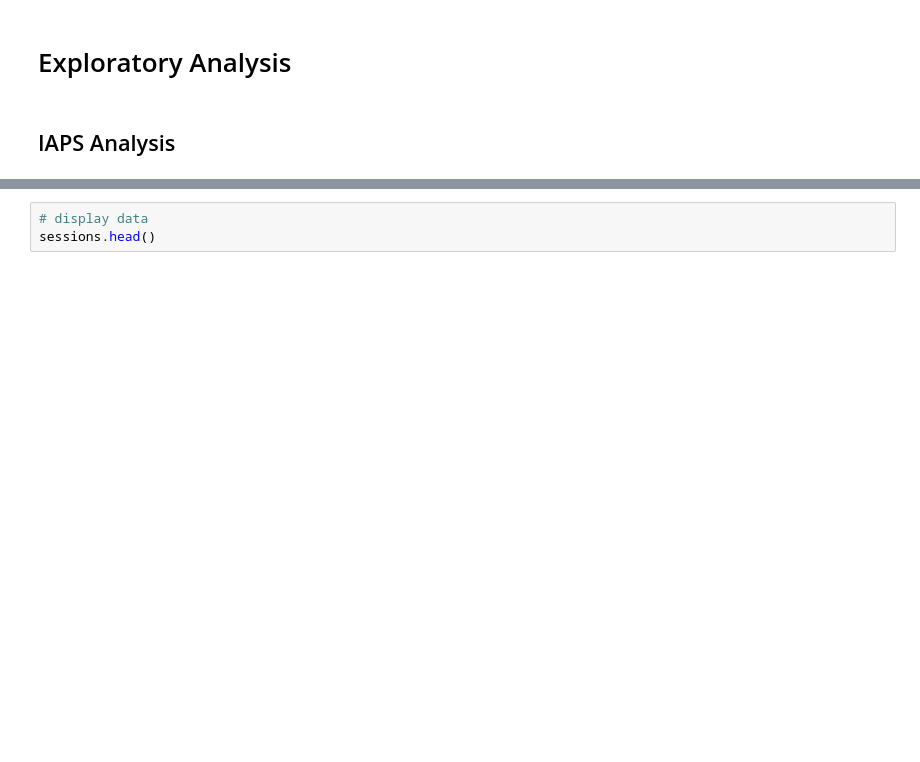
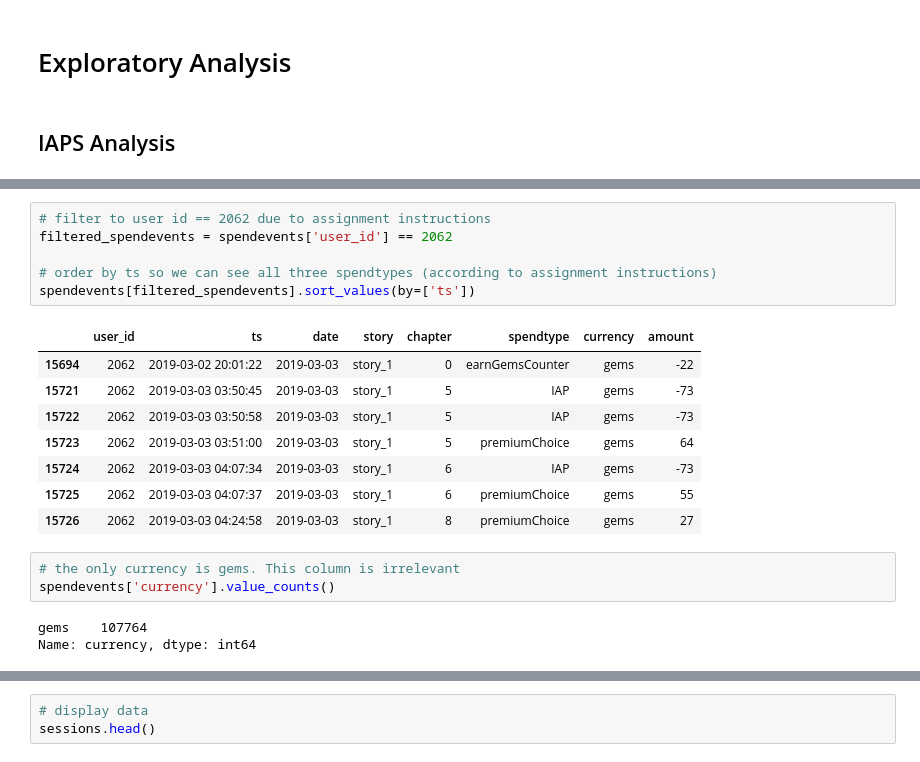
Before and after one commit to ericyeonpark/pg_data_exploratory_analysis, a Jupyter notebook: data_exploration_Eric_Park.ipynb, the cells around one changed output, grey strips where cells are left out. Saved outputs shown, nothing was run; the diff lists cells and outputs as text; blank space fills up the shorter version.

```diff
--- a/data_exploration_Eric_Park.ipynb
+++ b/data_exploration_Eric_Park.ipynb
@@ -96,0 +214,21 @@ Name: date, Length: 67, dtype: int64
+# %%
+# filter to user id == 2062 due to assignment instructions
+filtered_spendevents = spendevents['user_id'] == 2062
+
+# order by ts so we can see all three spendtypes (according to assignment instructions)
+spendevents[filtered_spendevents].sort_values(by=['ts'])
+# %% [output]
+|  | user_id | ts | date | story | chapter | spendtype | currency | amount |
+| 15694 | 2062 | 2019-03-02 20:01:22 | 2019-03-03 | story_1 | 0 | earnGemsCounter | gems | -22 |
+| 15721 | 2062 | 2019-03-03 03:50:45 | 2019-03-03 | story_1 | 5 | IAP | gems | -73 |
+| 15722 | 2062 | 2019-03-03 03:50:58 | 2019-03-03 | story_1 | 5 | IAP | gems | -73 |
+| 15723 | 2062 | 2019-03-03 03:51:00 | 2019-03-03 | story_1 | 5 | premiumChoice | gems | 64 |
+| 15724 | 2062 | 2019-03-03 04:07:34 | 2019-03-03 | story_1 | 6 | IAP | gems | -73 |
+| 15725 | 2062 | 2019-03-03 04:07:37 | 2019-03-03 | story_1 | 6 | premiumChoice | gems | 55 |
+| 15726 | 2062 | 2019-03-03 04:24:58 | 2019-03-03 | story_1 | 8 | premiumChoice | gems | 27 |
+# %%
+# the only currency is gems. This column is irrelevant
+spendevents['currency'].value_counts()
+# %% [output]
+gems    107764
+Name: currency, dtype: int64
```
Also changed, not shown: parts of 21 cells of this notebook.
